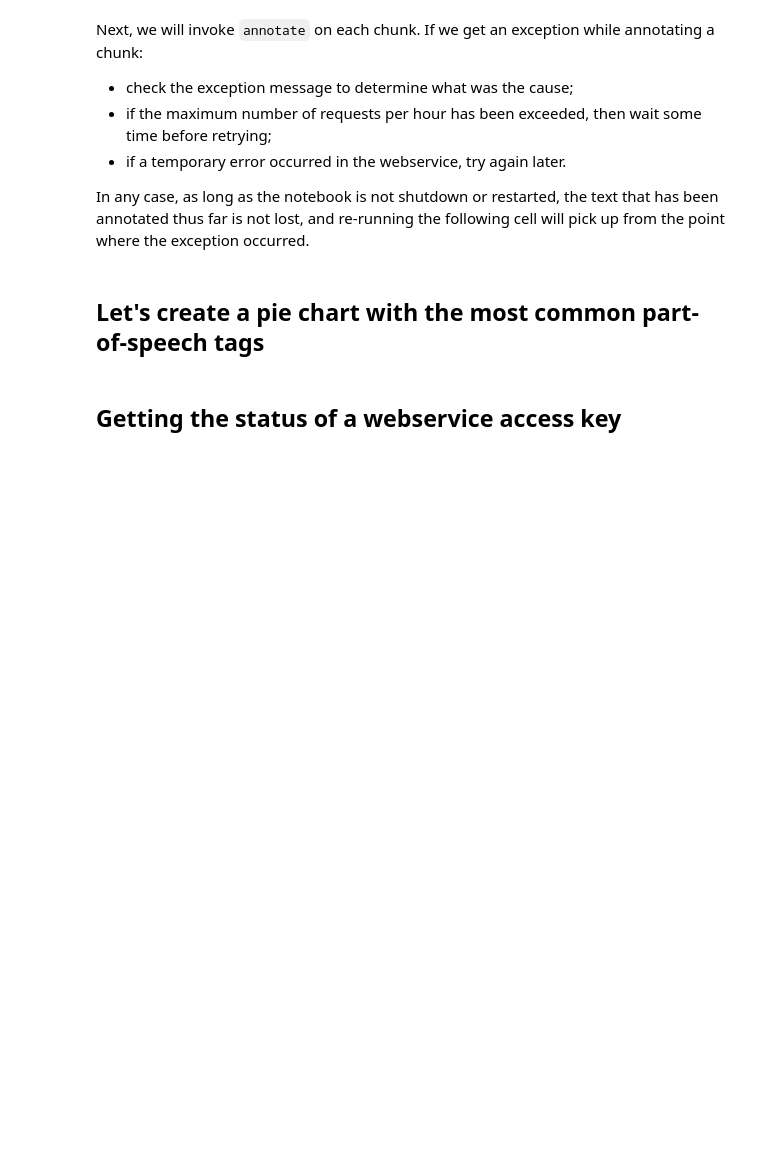
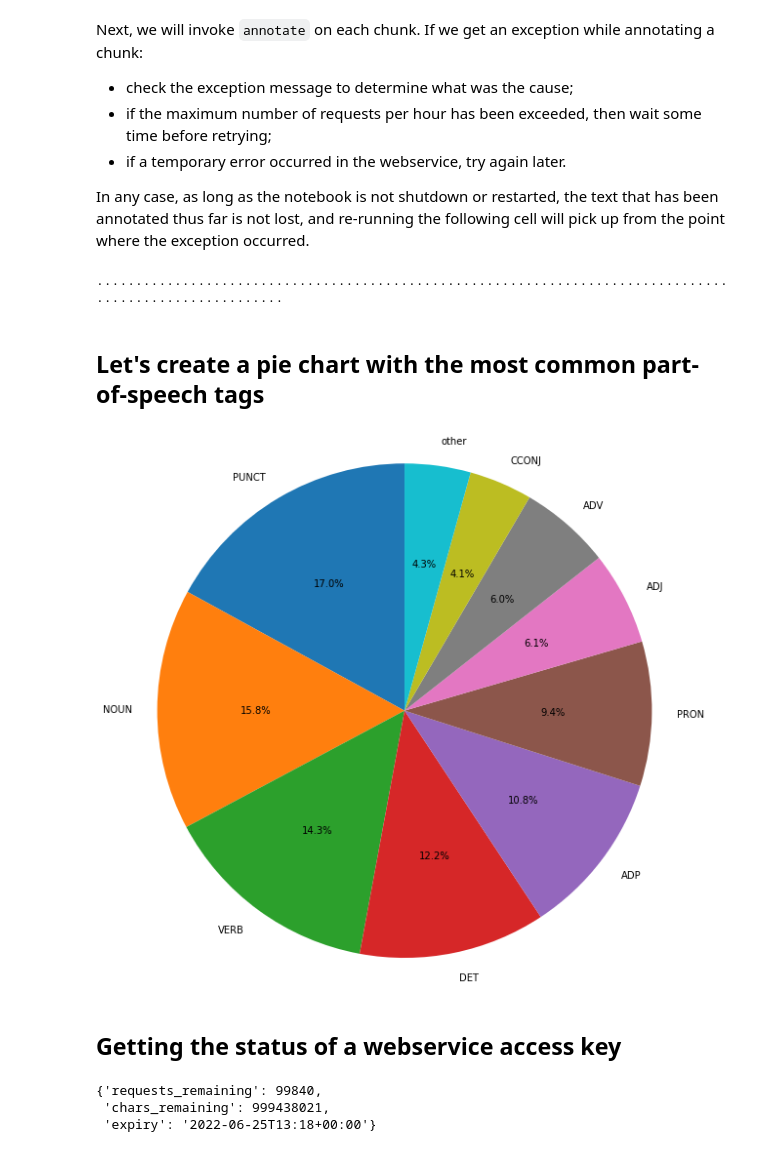
Before and after one commit to portulanclarin/jupyter-notebooks, a Jupyter notebook: 15-lxusuite.ipynb, the cells around one changed output. Cells and saved outputs as stored; diff of their text form; code cells hidden in the pictures; blank space fills up the shorter version.

```diff
--- a/15-lxusuite.ipynb
+++ b/15-lxusuite.ipynb
@@ -6,6 +6,7 @@ a sample text from the BDCamões corpus (the full corpus is [available from the
 **Before you run this example**, replace `access_key_goes_here` by your webservice access key, below:
 # %%
 LXUSUITE_WS_API_KEY = 'access_key_goes_here'
+LXUSUITE_WS_API_KEY = '6ea58e3b1dd3f2be8e4af9ad9629df08'
 LXUSUITE_WS_API_URL = 'https://portulanclarin.net/workbench/lx-usuite/api/'
 # %% [markdown]
 ## Importing required Python modules
@@ -179,31 +221,35 @@ for cnum, chunk in enumerate(chunks[chunks_processed:], start=chunks_processed+1
             f"\nError: annotation of chunk {cnum} failed ({exc}); chunk contents:\n\n{chunk_preview}\n\n"
         )
         break
+# %% [output]
+.........................................................................................................
 # %% [markdown]
 ## Let's create a pie chart with the most common part-of-speech tags
 # %%
 %matplotlib inline
 
 tag_frequencies = collections.Counter(
-        token["pos"]
+        token["upos"]
         for paragraph in annotated_text
         for sentence in paragraph
         for token in sentence
 ).most_common()
 
 tags = [tag for tag, _ in tag_frequencies[:9]]
 freqs = [freq for _, freq in tag_frequencies[:9]]
 
 tags.append("other")
 freqs.append(sum(freq for _, freq in tag_frequencies[10:]))
 
 plt.rcParams['figure.figsize'] = [10, 10]
 fig1, ax1 = plt.subplots()
 ax1.pie(freqs, labels=tags, autopct='%1.1f%%', startangle=90)
 ax1.axis('equal')  # equal aspect ratio ensures that pie is drawn as a circle.
 
 plt.show()
 # To learn more about matplotlib visit https://matplotlib.org/
+# %% [output]
+[figure, added]
 # %% [markdown]
 ## Getting the status of a webservice access key
 # %%
@@ -226,3 +272,7 @@ def get_key_status():
         return response_data["result"]
 # %%
 get_key_status()
+# %% [output]
+{'requests_remaining': 99840,
+ 'chars_remaining': 999438021,
+ 'expiry': '2022-06-25T13:18+00:00'}
```
Also changed, not shown: parts of 4 cells of this notebook.
